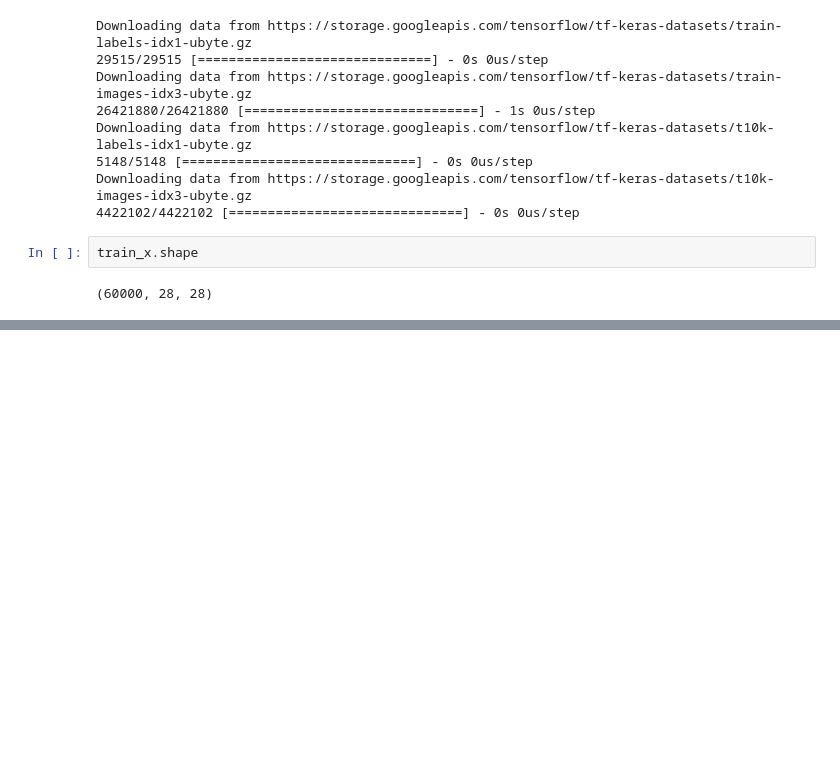
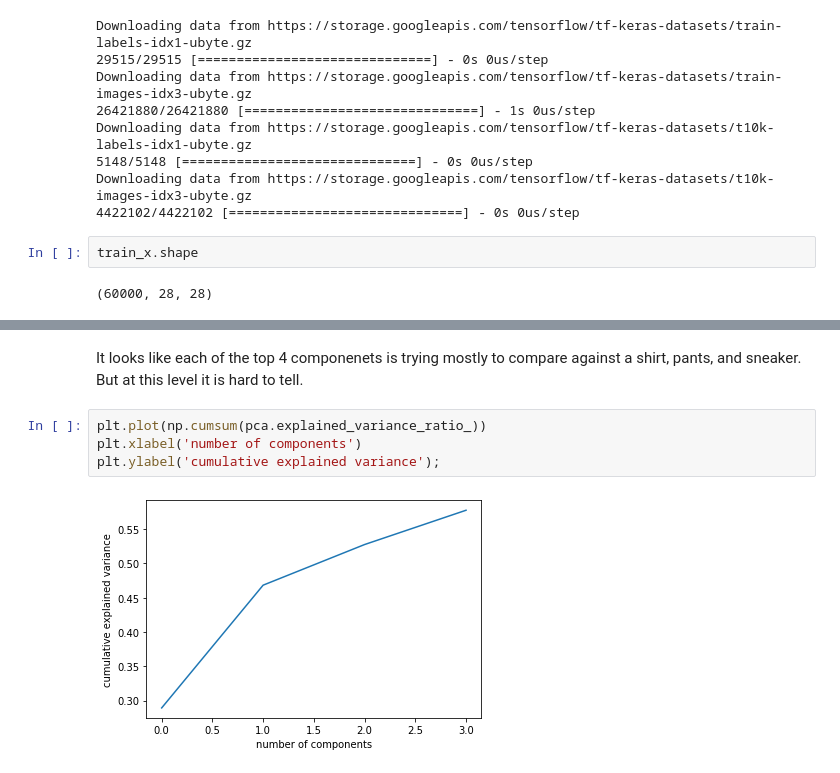
Before and after one commit to f1nn3g4n/SENG474, a Jupyter notebook: A3/V00908356_TobinF_01.ipynb, the cells around one changed output, grey strips where cells are left out. Cells and saved outputs as stored; diff of their text form; blank space fills up the shorter version.

```diff
--- a/A3/V00908356_TobinF_01.ipynb
+++ b/A3/V00908356_TobinF_01.ipynb
@@ -49,0 +71,8 @@ should be a difference between 3 and 4
+# %% [markdown]
+It looks like each of the top 4 componenets is trying mostly to compare against a shirt, pants, and sneaker. But at this level it is hard to tell.
+# %%
+plt.plot(np.cumsum(pca.explained_variance_ratio_))
+plt.xlabel('number of components')
+plt.ylabel('cumulative explained variance');
+# %% [output]
+[figure, added]
```
Also changed, not shown: parts of 24 cells of this notebook, 1 other file.
